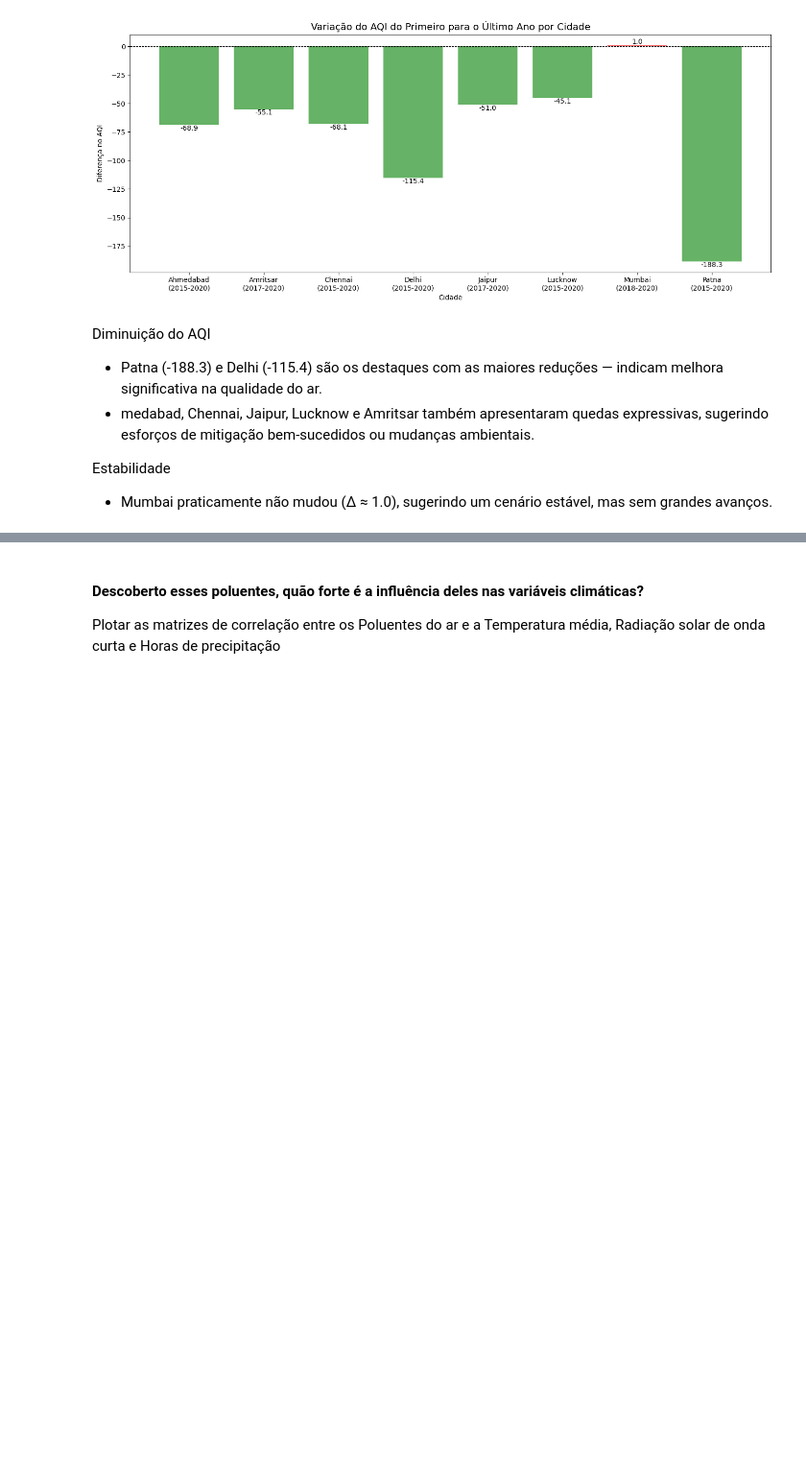
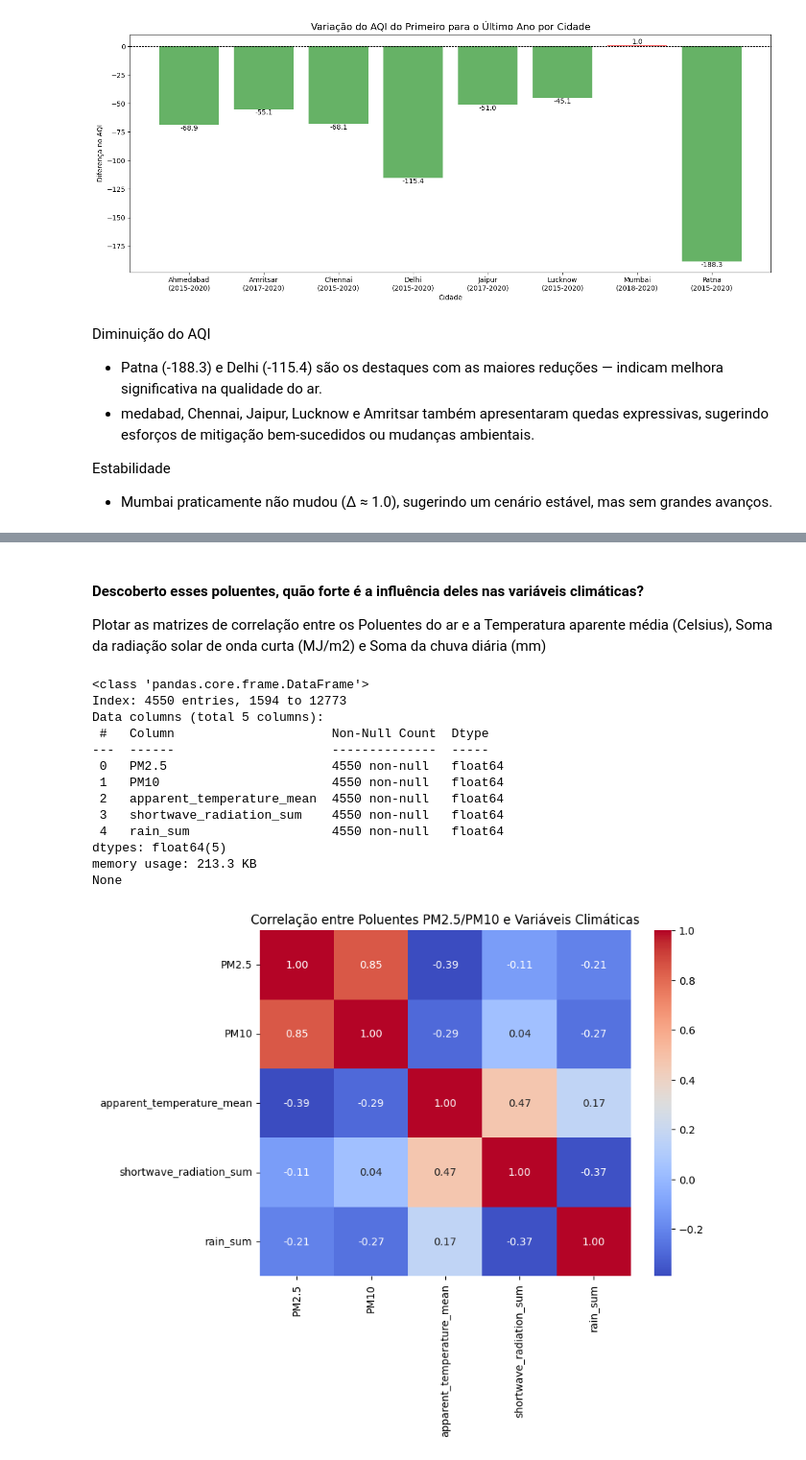
Before and after one commit to raphaelramosds/dca3501-project, a Jupyter notebook: assignments/Trabalho 1 - Parte II - Projeto de Analise de Dados.ipynb, the cells around one changed output, grey strips where cells are left out. Shown: that part at 96% size. Cells and saved outputs as stored; diff of their text form; code cells hidden in the pictures; blank space fills up the shorter version.

Commit message:
feat: weather analyses based on pm25 e pm10
Co-authored-by: Vitor Gabriel <vitorgabriel27@users.noreply.github.com>

```diff
--- a/assignments/Trabalho 1 - Parte II - Projeto de Analise de Dados.ipynb
+++ b/assignments/Trabalho 1 - Parte II - Projeto de Analise de Dados.ipynb
@@ -262,4 +304,4 @@ Plotar as matrizes de correlação entre os Poluentes do ar e o AQI
 # %% [markdown]
 #### Descoberto esses poluentes, quão forte é a influência deles nas variáveis climáticas?
 
-Plotar as matrizes de correlação entre os Poluentes do ar e a Temperatura média, Radiação solar de onda curta e Horas de precipitação
+Plotar as matrizes de correlação entre os Poluentes do ar e a Temperatura aparente média (Celsius), Soma da radiação solar de onda curta (MJ/m2) e Soma da chuva diária (mm)
@@ -267,0 +308,32 @@ Plotar as matrizes de correlação entre os Poluentes do ar e a Temperatura méd
+# %%
+# Selecionar colunas relevantes
+weather_parameters_cols = ['apparent_temperature_mean', 'shortwave_radiation_sum', 'rain_sum']
+df_weather_airquality_numeric = df[['PM2.5', 'PM10', *weather_parameters_cols]].copy()
+
+# Remover linhas com valores nulos
+df_weather_airquality_numeric.dropna(inplace=True)
+print(df_weather_airquality_numeric.info())
+
+# Calcular a matriz de correlação
+correlation_matrix = df_weather_airquality_numeric.corr(method='pearson')
+
+# Plotar o heatmap
+plt.figure(figsize=(8, 6))
+sns.heatmap(correlation_matrix, annot=True, cmap='coolwarm', fmt=".2f")
+plt.title("Correlação entre Poluentes PM2.5/PM10 e Variáveis Climáticas")
+plt.show()
+# %% [output]
+<class 'pandas.core.frame.DataFrame'>
+Index: 4550 entries, 1594 to 12773
+Data columns (total 5 columns):
+ #   Column                     Non-Null Count  Dtype
+---  ------                     --------------  -----
+ 0   PM2.5                      4550 non-null   float64
+ 1   PM10                       4550 non-null   float64
+ 2   apparent_temperature_mean  4550 non-null   float64
+ 3   shortwave_radiation_sum    4550 non-null   float64
+ 4   rain_sum                   4550 non-null   float64
+dtypes: float64(5)
+memory usage: 213.3 KB
+None
+[figure, added]
```
Also changed, not shown: parts of 8 cells of this notebook.
